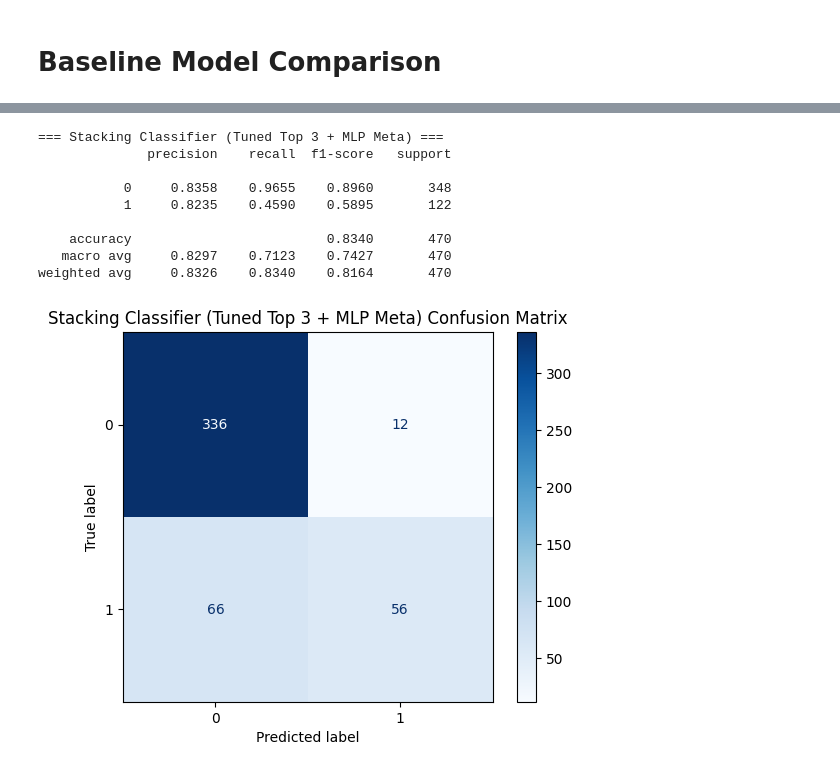
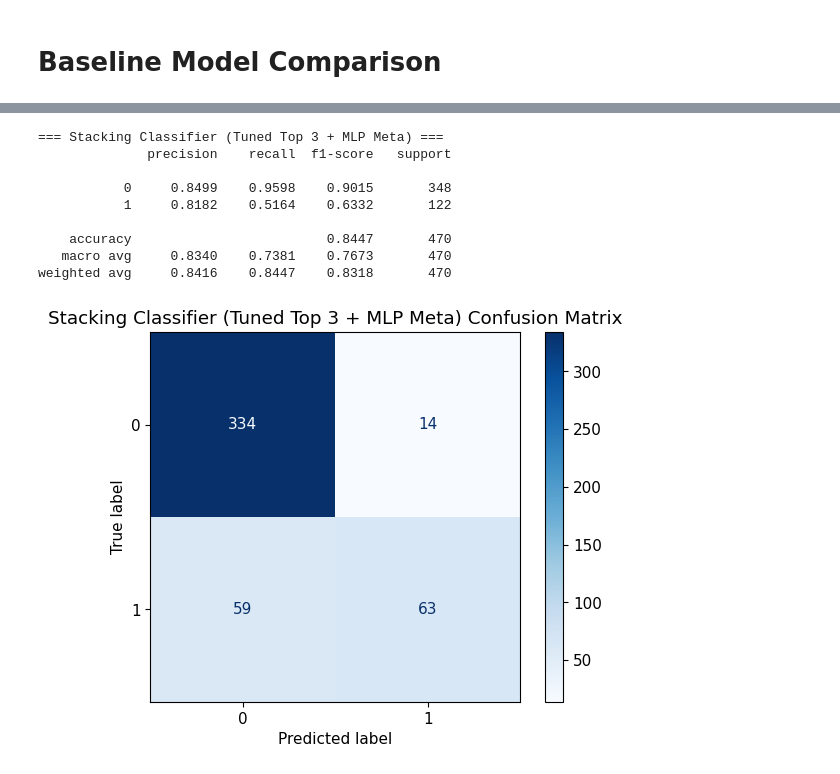
Before and after one commit to abdullahghani2002/Advertisers-Policy-and-Child-Safety, a Jupyter notebook: Classifier/classifier.ipynb, the cells around one changed output, grey strips where cells are left out. Cells and saved outputs as stored; diff of their text form; code cells hidden in the pictures.

```diff
--- a/Classifier/classifier.ipynb
+++ b/Classifier/classifier.ipynb
@@ -151,21 +151,39 @@ if 'primary_tag' in df.columns:  # replace 'target' with your label column name
 # %%
+# columns_to_drop = [
+#     'Category ID',
+#     'Duration (raw)',
+#     'Published At',# not needed
+#     'Dimension', 'Projection',
+#     'Tag Count', 'Live Broadcast Content', 'Localized Title',
+#     'Localized Description', 'Favorite Count', 'Upload Status', 'Recording Date'
+#     , 'Embed HTML', 'Embed Height', 'Embed Width', 'Scheduled Start', 'Actual Start'
+#     ,'Actual End', 'Concurrent Viewers', 'Active Live Chat ID',
+#        'Thumbnail Default', 'Thumbnail Medium', 'Thumbnail High',
+#        'Thumbnail Standard', 'Thumbnail MaxRes', 'secondary_tag', 'Ad ID'
+#     ,'Channel ID', 'Channel Title', 'Location (lat/long)', 'Location Description'
+#     , 'SkipDuration', 'Definition', 'Ad Title', 'Description', 'Tags', 'Captions Available',
+#     'View Count', 'Like Count', 'Comment Count', 'Engagement: Like Ratio', 'Engagement: Comment Rate',
+#     'Privacy Status', 'License', 'Embeddable', 'Public Stats Viewable', 'Topic Categories',
+#     'Skippable', 'Advertiser Name', 'Licensed Content', 'Duration (seconds)'
+# ]
+
 columns_to_drop = [
     'Category ID',
     'Duration (raw)',
     'Published At',# not needed
     'Dimension', 'Projection',
     'Tag Count', 'Live Broadcast Content', 'Localized Title',
-    'Localized Description', 'Favorite Count', 'Upload Status', 'Recording Date'
+    'Localized Description', 'Upload Status', 'Recording Date'
     , 'Embed HTML', 'Embed Height', 'Embed Width', 'Scheduled Start', 'Actual Start'
     ,'Actual End', 'Concurrent Viewers', 'Active Live Chat ID',
        'Thumbnail Default', 'Thumbnail Medium', 'Thumbnail High',
        'Thumbnail Standard', 'Thumbnail MaxRes', 'secondary_tag', 'Ad ID'
     ,'Channel ID', 'Channel Title', 'Location (lat/long)', 'Location Description'
-    , 'SkipDuration', 'Definition', 'Ad Title', 'Description', 'Tags', 'Captions Available',
-    'View Count', 'Like Count', 'Comment Count', 'Engagement: Like Ratio', 'Engagement: Comment Rate',
+    , 'SkipDuration', 'Definition', 'Ad Title', 'Description', 'Tags', 'Captions Available', 'Engagement: Like Ratio', 'Engagement: Comment Rate',
     'Privacy Status', 'License', 'Embeddable', 'Public Stats Viewable', 'Topic Categories',
-    'Skippable', 'Advertiser Name', 'Licensed Content', 'Duration (seconds)'
+    'Skippable', 'Advertiser Name', 'Licensed Content', 'Favorite Count'
 ]
+
 
 df = df.drop(columns=columns_to_drop)
 print("\nColumns:", df.columns)
@@ -795,7 +1204,7 @@ Saved plot at 600 dpi to: plots/CatBoost_feature_importances.png
 # Base estimators (tuned top 3)
 estimators = [
     ("Random Forest", best_models["Random Forest"]),
-    ("Logistic Regression", best_models["Logistic Regression"]),
+    ("LightGBM", best_models["LightGBM"]),
     ("CatBoost", best_models["CatBoost"])
 ]
 
@@ -806,36 +1215,36 @@ meta_model = MLPClassifier(
     solver="adam",
     max_iter=1000,
     random_state=42
 )
 
 # Stacking classifier
 stack_clf = StackingClassifier(
     estimators=estimators,
     final_estimator=meta_model,
     passthrough=False,
     n_jobs=-1
 )
 
 # Train and evaluate
 stack_clf.fit(X_train, y_train)
 y_pred = stack_clf.predict(X_test)
 
 print("=== Stacking Classifier (Tuned Top 3 + MLP Meta) ===")
 print(classification_report(y_test, y_pred, digits=4))
 
 cm = confusion_matrix(y_test, y_pred)
 ConfusionMatrixDisplay(confusion_matrix=cm, display_labels=stack_clf.classes_).plot(
     cmap='Blues', values_format='d')
 plt.title("Stacking Classifier (Tuned Top 3 + MLP Meta) Confusion Matrix")
 plt.show()
 # %% [output]
 === Stacking Classifier (Tuned Top 3 + MLP Meta) ===
               precision    recall  f1-score   support
 
-           0     0.8358    0.9655    0.8960       348
-           1     0.8235    0.4590    0.5895       122
+           0     0.8499    0.9598    0.9015       348
+           1     0.8182    0.5164    0.6332       122
 
-    accuracy                         0.8340       470
-   macro avg     0.8297    0.7123    0.7427       470
-weighted avg     0.8326    0.8340    0.8164       470
+    accuracy                         0.8447       470
+   macro avg     0.8340    0.7381    0.7673       470
+weighted avg     0.8416    0.8447    0.8318       470
-[figure, old version]
+[figure, new version]
```
Also changed, not shown: parts of 20 cells of this notebook, 14 other files.
